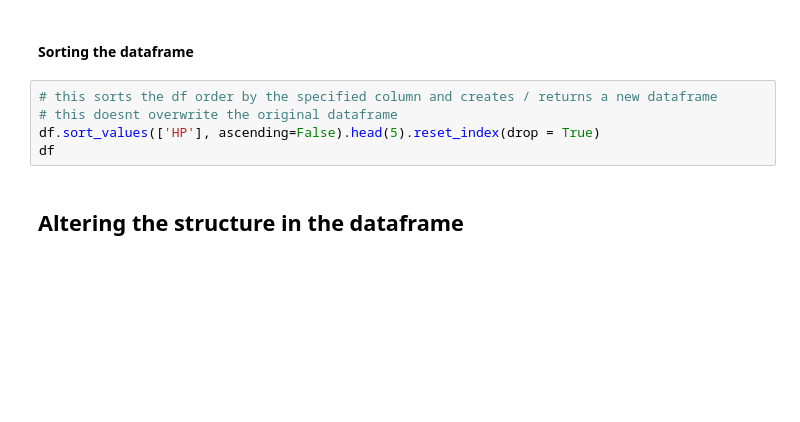
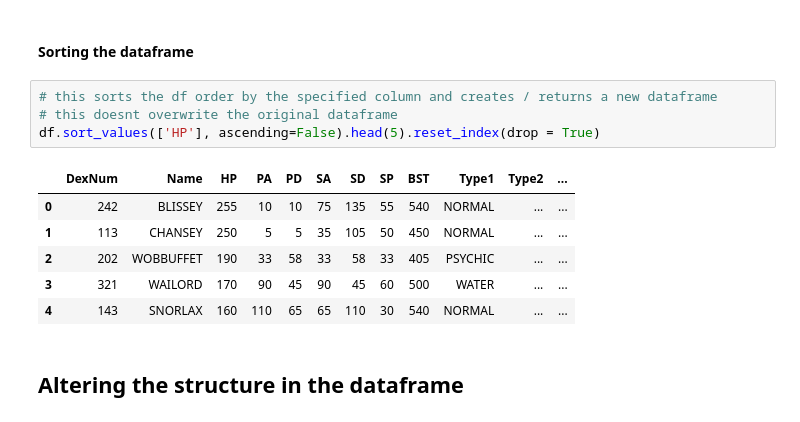
Before and after one commit to Ebad1001/Python_Notes, a Jupyter notebook: Pandas/01_Basics.ipynb, the cells around one changed output. Saved outputs shown, nothing was run; the diff lists cells and outputs as text; blank space fills up the shorter version.

```diff
--- a/Pandas/01_Basics.ipynb
+++ b/Pandas/01_Basics.ipynb
@@ -123,8 +137,14 @@ df.describe()
 # %%
 # this sorts the df order by the specified column and creates / returns a new dataframe
 # this doesnt overwrite the original dataframe
 df.sort_values(['HP'], ascending=False).head(5).reset_index(drop = True)
-df
+# %% [output]
+|  | DexNum | Name | HP | PA | PD | SA | SD | SP | BST | Type1 | Type2 | ... |
+| 0 | 242 | BLISSEY | 255 | 10 | 10 | 75 | 135 | 55 | 540 | NORMAL | ... | ... |
+| 1 | 113 | CHANSEY | 250 | 5 | 5 | 35 | 105 | 50 | 450 | NORMAL | ... | ... |
+| 2 | 202 | WOBBUFFET | 190 | 33 | 58 | 33 | 58 | 33 | 405 | PSYCHIC | ... | ... |
+| 3 | 321 | WAILORD | 170 | 90 | 45 | 90 | 45 | 60 | 500 | WATER | ... | ... |
+| 4 | 143 | SNORLAX | 160 | 110 | 65 | 65 | 110 | 30 | 540 | NORMAL | ... | ... |
 # %% [markdown]
 ## Altering the structure in the dataframe
 # %% [markdown]
```
Also changed, not shown: parts of 5 cells of this notebook.
